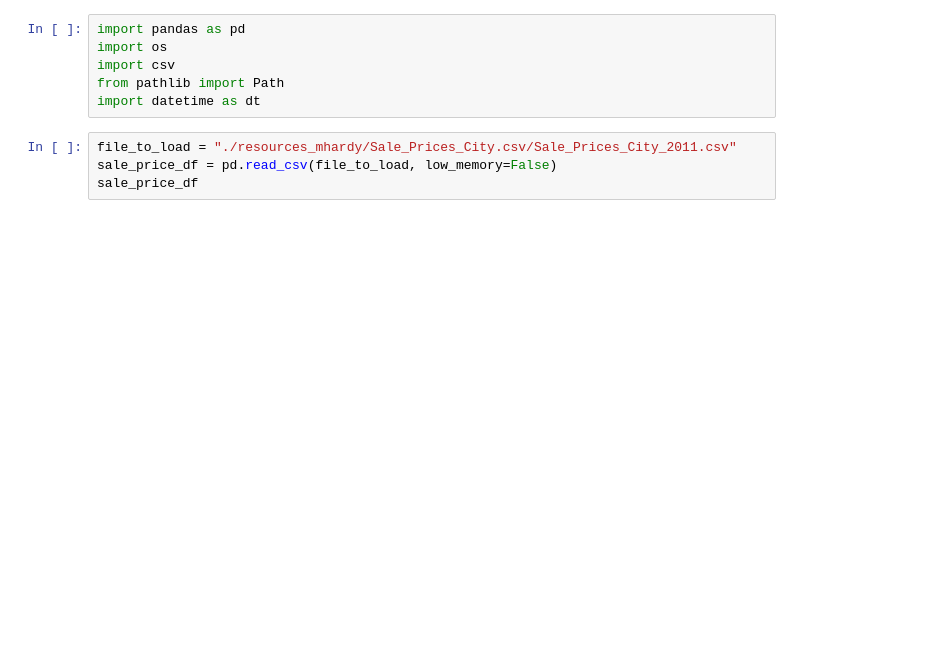
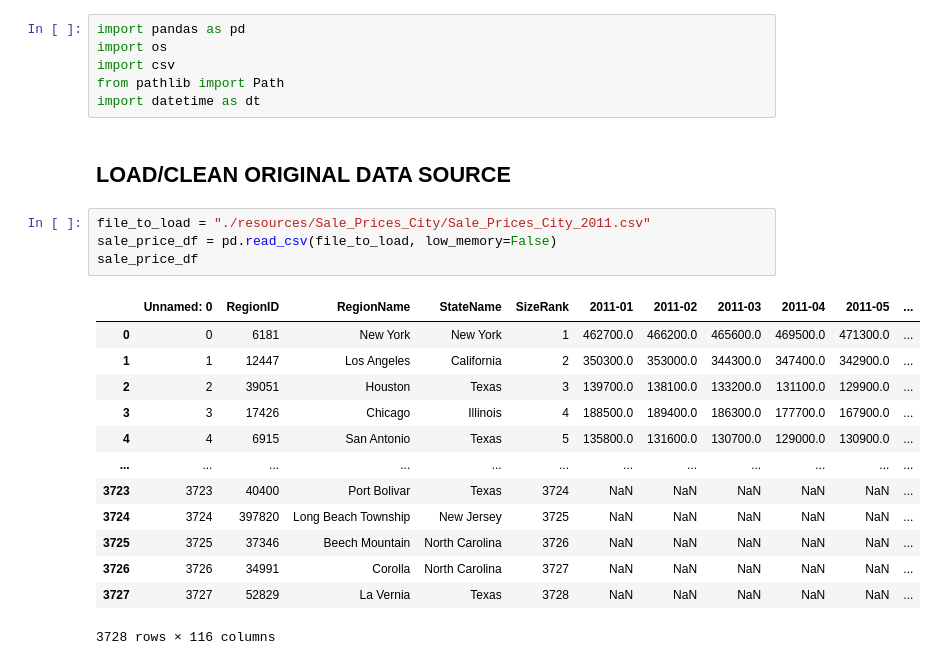
Before and after one commit to pbthompson92/Final_Project_Outliers, a Jupyter notebook: preprocessing_1_data_cleaning.ipynb, the cells around one changed output. Saved outputs shown, nothing was run; the diff lists cells and outputs as text; blank space fills up the shorter version.

```diff
--- a/preprocessing_1_data_cleaning.ipynb
+++ b/preprocessing_1_data_cleaning.ipynb
@@ -4,10 +4,26 @@ import os
 import csv
 from pathlib import Path
 import datetime as dt
+# %% [markdown]
+## LOAD/CLEAN ORIGINAL DATA SOURCE
 # %%
-file_to_load = "./resources_mhardy/Sale_Prices_City.csv/Sale_Prices_City_2011.csv"
+file_to_load = "./resources/Sale_Prices_City/Sale_Prices_City_2011.csv"
 sale_price_df = pd.read_csv(file_to_load, low_memory=False)
 sale_price_df
+# %% [output]
+|  | Unnamed: 0 | RegionID | RegionName | StateName | SizeRank | 2011-01 | 2011-02 | 2011-03 | 2011-04 | 2011-05 | ... |
+| 0 | 0 | 6181 | New York | New York | 1 | 462700.0 | 466200.0 | 465600.0 | 469500.0 | 471300.0 | ... |
+| 1 | 1 | 12447 | Los Angeles | California | 2 | 350300.0 | 353000.0 | 344300.0 | 347400.0 | 342900.0 | ... |
+| 2 | 2 | 39051 | Houston | Texas | 3 | 139700.0 | 138100.0 | 133200.0 | 131100.0 | 129900.0 | ... |
+| 3 | 3 | 17426 | Chicago | Illinois | 4 | 188500.0 | 189400.0 | 186300.0 | 177700.0 | 167900.0 | ... |
+| 4 | 4 | 6915 | San Antonio | Texas | 5 | 135800.0 | 131600.0 | 130700.0 | 129000.0 | 130900.0 | ... |
+| ... | ... | ... | ... | ... | ... | ... | ... | ... | ... | ... | ... |
+| 3723 | 3723 | 40400 | Port Bolivar | Texas | 3724 | NaN | NaN | NaN | NaN | NaN | ... |
+| 3724 | 3724 | 397820 | Long Beach Township | New Jersey | 3725 | NaN | NaN | NaN | NaN | NaN | ... |
+| 3725 | 3725 | 37346 | Beech Mountain | North Carolina | 3726 | NaN | NaN | NaN | NaN | NaN | ... |
+| 3726 | 3726 | 34991 | Corolla | North Carolina | 3727 | NaN | NaN | NaN | NaN | NaN | ... |
+| 3727 | 3727 | 52829 | La Vernia | Texas | 3728 | NaN | NaN | NaN | NaN | NaN | ... |
+3728 rows × 116 columns
 # %%
 clean_sale_df = sale_price_df.dropna()
 clean_sale_df = clean_sale_df.drop(columns=['Unnamed: 0'], axis=1)
```
Also changed, not shown: parts of 8 cells of this notebook, 39 other files.
